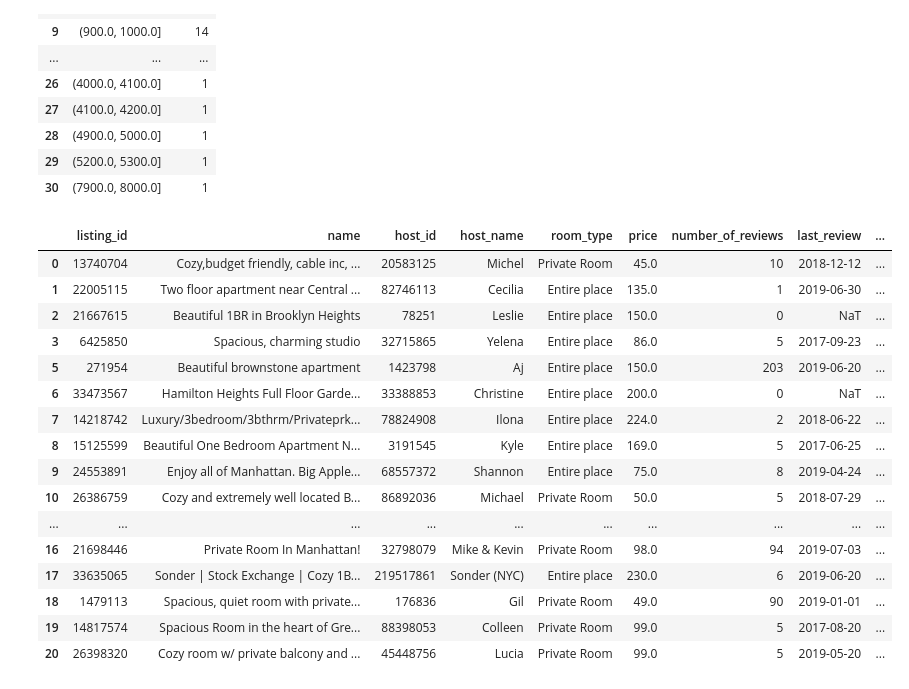
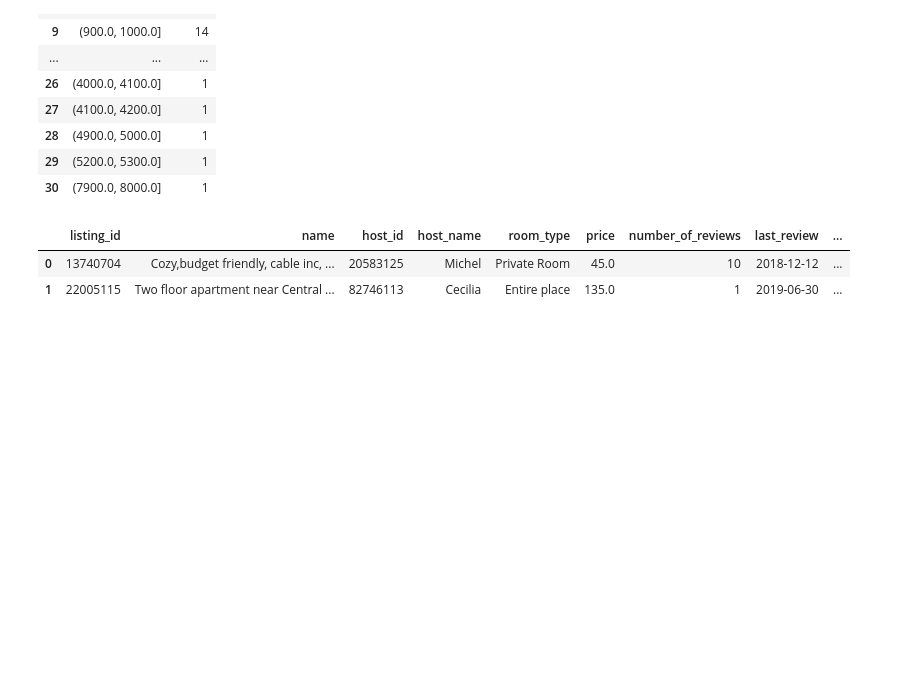
Before and after one commit to piotr18szymanski-jpg/Data_Analysis_Workshops, a Jupyter notebook: Cleaning_Data_in_Python_live_session.ipynb, the cells around one changed output. Saved outputs shown, nothing was run; the diff lists cells and outputs as text; code cells hidden in the pictures; blank space fills up the shorter version.

```diff
--- a/Cleaning_Data_in_Python_live_session.ipynb
+++ b/Cleaning_Data_in_Python_live_session.ipynb
@@ -879,25 +880,11 @@ price_table
 | 29 | (5200.0, 5300.0] | 1 |
 | 30 | (7900.0, 8000.0] | 1 |
 # %%
-airbnb.head(20)
+airbnb.head(2)
 # %% [output]
 |  | listing_id | name | host_id | host_name | room_type | price | number_of_reviews | last_review | ... |
 | 0 | 13740704 | Cozy,budget friendly, cable inc, ... | 20583125 | Michel | Private Room | 45.0 | 10 | 2018-12-12 | ... |
 | 1 | 22005115 | Two floor apartment near Central ... | 82746113 | Cecilia | Entire place | 135.0 | 1 | 2019-06-30 | ... |
-| 2 | 21667615 | Beautiful 1BR in Brooklyn Heights | 78251 | Leslie | Entire place | 150.0 | 0 | NaT | ... |
-| 3 | 6425850 | Spacious, charming studio | 32715865 | Yelena | Entire place | 86.0 | 5 | 2017-09-23 | ... |
-| 5 | 271954 | Beautiful brownstone apartment | 1423798 | Aj | Entire place | 150.0 | 203 | 2019-06-20 | ... |
-| 6 | 33473567 | Hamilton Heights Full Floor Garde... | 33388853 | Christine | Entire place | 200.0 | 0 | NaT | ... |
-| 7 | 14218742 | Luxury/3bedroom/3bthrm/Privateprk... | 78824908 | Ilona | Entire place | 224.0 | 2 | 2018-06-22 | ... |
-| 8 | 15125599 | Beautiful One Bedroom Apartment N... | 3191545 | Kyle | Entire place | 169.0 | 5 | 2017-06-25 | ... |
-| 9 | 24553891 | Enjoy all of Manhattan. Big Apple... | 68557372 | Shannon | Entire place | 75.0 | 8 | 2019-04-24 | ... |
-| 10 | 26386759 | Cozy and extremely well located B... | 86892036 | Michael | Private Room | 50.0 | 5 | 2018-07-29 | ... |
-| ... | ... | ... | ... | ... | ... | ... | ... | ... | ... |
-| 16 | 21698446 | Private Room In Manhattan! | 32798079 | Mike & Kevin | Private Room | 98.0 | 94 | 2019-07-03 | ... |
-| 17 | 33635065 | Sonder | Stock Exchange | Cozy 1B... | 219517861 | Sonder (NYC) | Entire place | 230.0 | 6 | 2019-06-20 | ... |
-| 18 | 1479113 | Spacious, quiet room with private... | 176836 | Gil | Private Room | 49.0 | 90 | 2019-01-01 | ... |
-| 19 | 14817574 | Spacious Room in the heart of Gre... | 88398053 | Colleen | Private Room | 99.0 | 5 | 2017-08-20 | ... |
-| 20 | 26398320 | Cozy room w/ private balcony and ... | 45448756 | Lucia | Private Room | 99.0 | 5 | 2019-05-20 | ... |
 # %%
 airbnb['price_cut'] = pd.cut(airbnb['price'], [0, 100, 200, 300, 400, 500, 600, 1000, 2000, 5000, 8000])
 airbnb['price_cut'].value_counts().reset_index(name='count')
```
Also changed, not shown: parts of 13 cells of this notebook, 2 other files.
